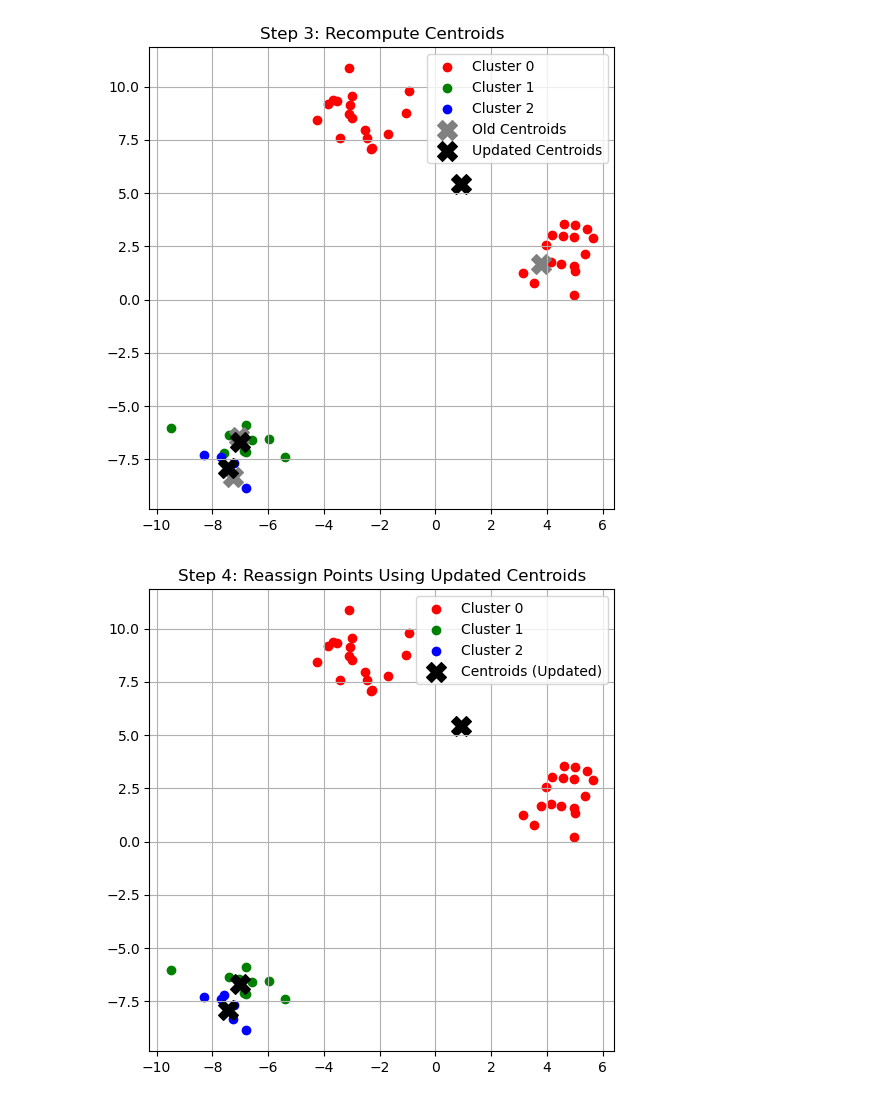
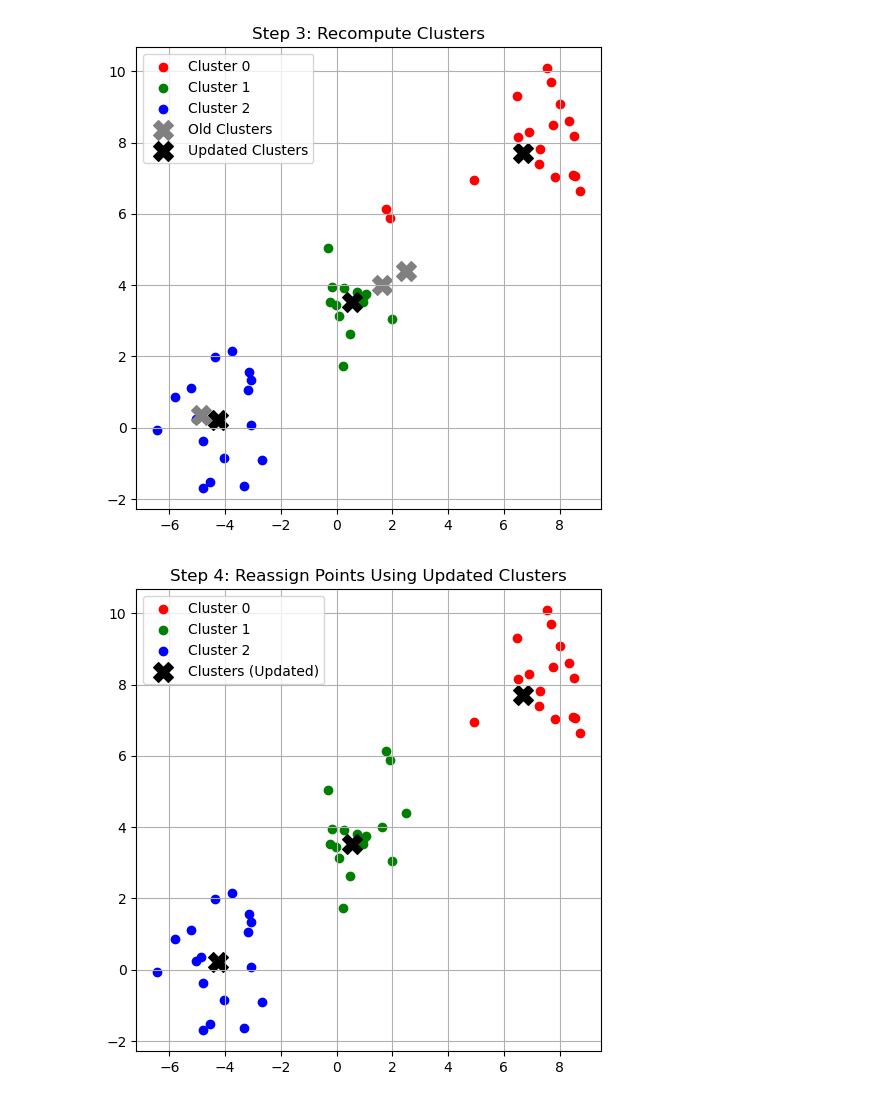
Before and after one commit to Fischdaling/KNNClassifiers, a Jupyter notebook: Classifier.ipynb, the cells around one changed output. Drawn from its saved outputs; the diff is of its cells as text; code cells hidden in the pictures.

```diff
--- a/Classifier.ipynb
+++ b/Classifier.ipynb
@@ -16,11 +16,11 @@ plt.show()
 # %%
-np.random.seed(1)
-k = 3
-centroids = X[np.random.choice(len(X), k, replace=False)]
+np.random.seed(3)
+k = 3 # Number of clusters
+clusters = X[np.random.choice(len(X), k, replace=False)]
 
 plt.figure(figsize=(6, 6))
 plt.scatter(X[:, 0], X[:, 1], s=100, edgecolor='k')
-plt.scatter(centroids[:, 0], centroids[:, 1], c='black', s=200, marker='X', label="Initial Centroids")
+plt.scatter(clusters[:, 0], clusters[:, 1], c='black', s=200, marker='X', label="Initial Clusters")
 plt.title("Step 1: Random Initial Clusters")
 plt.legend()
 plt.grid(True)
@@ -30,16 +30,16 @@ plt.show()
 # %%
-def assign_clusters(X, centroids):
-    distances = np.linalg.norm(X[:, np.newaxis] - centroids, axis=2)
+def assign_clusters(X, clusters):
+    distances = np.linalg.norm(X[:, np.newaxis] - clusters, axis=2)
     return np.argmin(distances, axis=1)
 
-labels = assign_clusters(X, centroids)
+labels = assign_clusters(X, clusters)
 
 colors = ['red', 'green', 'blue']
 plt.figure(figsize=(6, 6))
 for i in range(k):
     plt.scatter(X[labels == i][:, 0], X[labels == i][:, 1], c=colors[i], label=f"Cluster {i}")
-plt.scatter(centroids[:, 0], centroids[:, 1], c='black', s=200, marker='X', label="Centroids")
-plt.title("Step 2: Assign Points to Nearest Centroid")
+plt.scatter(clusters[:, 0], clusters[:, 1], c='black', s=200, marker='X', label="Clusters")
+plt.title("Step 2: Assign Points to Nearest Cluster")
 plt.legend()
 plt.grid(True)
 plt.show()
@@ -48,31 +48,31 @@ plt.show()
 # %%
-def compute_centroids(X, labels, k):
+def compute_clusters(X, labels, k):
     return np.array([X[labels == i].mean(axis=0) for i in range(k)])
 
-new_centroids = compute_centroids(X, labels, k)
+new_clusters = compute_clusters(X, labels, k)
 
 plt.figure(figsize=(6, 6))
 for i in range(k):
     plt.scatter(X[labels == i][:, 0], X[labels == i][:, 1], c=colors[i], label=f"Cluster {i}")
-plt.scatter(centroids[:, 0], centroids[:, 1], c='gray', s=200, marker='X', label="Old Centroids")
-plt.scatter(new_centroids[:, 0], new_centroids[:, 1], c='black', s=200, marker='X', label="Updated Centroids")
-plt.title("Step 3: Recompute Centroids")
+plt.scatter(clusters[:, 0], clusters[:, 1], c='gray', s=200, marker='X', label="Old Clusters")
+plt.scatter(new_clusters[:, 0], new_clusters[:, 1], c='black', s=200, marker='X', label="Updated Clusters")
+plt.title("Step 3: Recompute Clusters")
 plt.legend()
 plt.grid(True)
 plt.show()
 # %% [output]
-[figure, old version]
+[figure, new version]
 # %%
-centroids = new_centroids
-labels = assign_clusters(X, centroids)
+clusters = new_clusters
+labels = assign_clusters(X, clusters)
 
 plt.figure(figsize=(6, 6))
 for i in range(k):
     plt.scatter(X[labels == i][:, 0], X[labels == i][:, 1], c=colors[i], label=f"Cluster {i}")
-plt.scatter(centroids[:, 0], centroids[:, 1], c='black', s=200, marker='X', label="Centroids (Updated)")
-plt.title("Step 4: Reassign Points Using Updated Centroids")
+plt.scatter(clusters[:, 0], clusters[:, 1], c='black', s=200, marker='X', label="Clusters (Updated)")
+plt.title("Step 4: Reassign Points Using Updated Clusters")
 plt.legend()
 plt.grid(True)
 plt.show()
 # %% [output]
-[figure, old version]
+[figure, new version]
```
Also changed, not shown: parts of 4 cells of this notebook.
